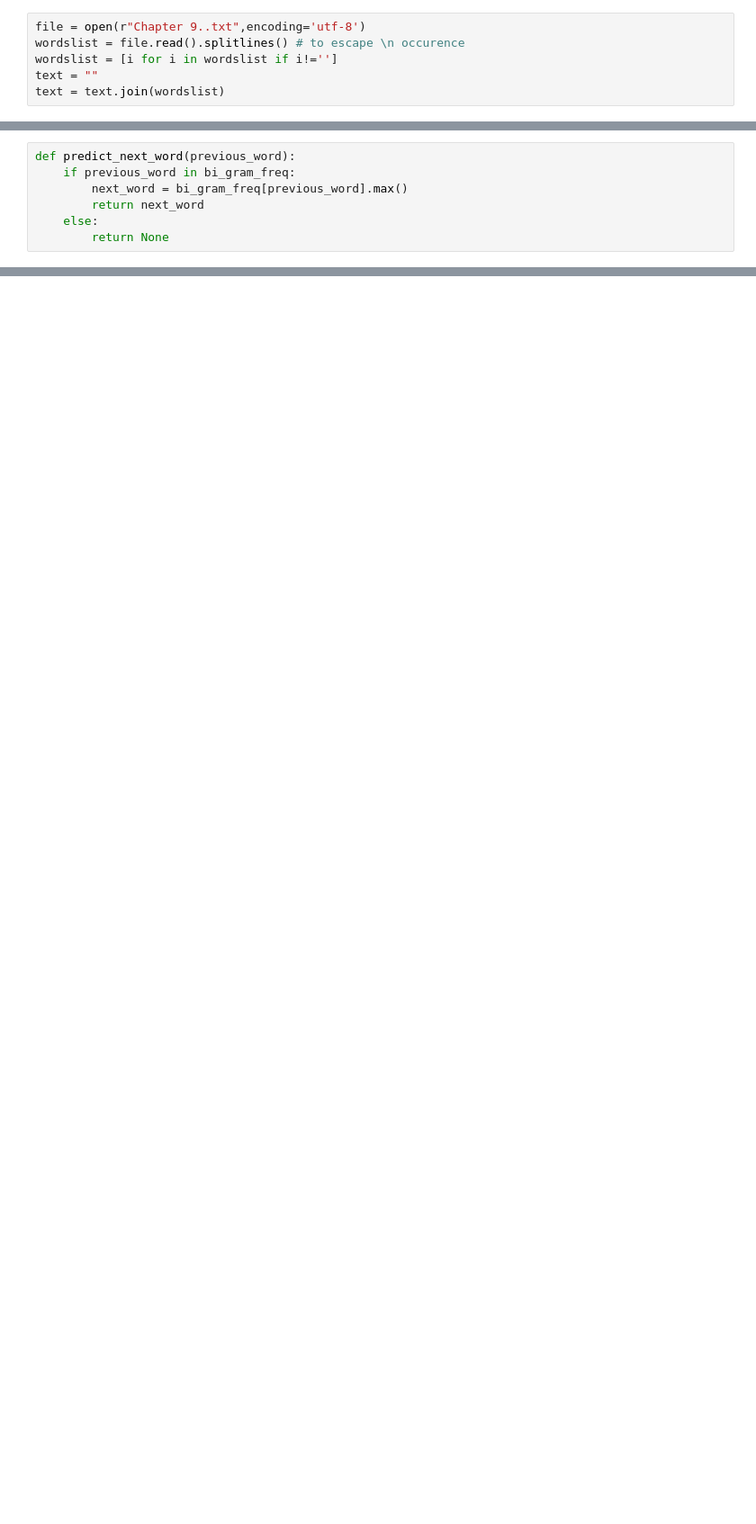
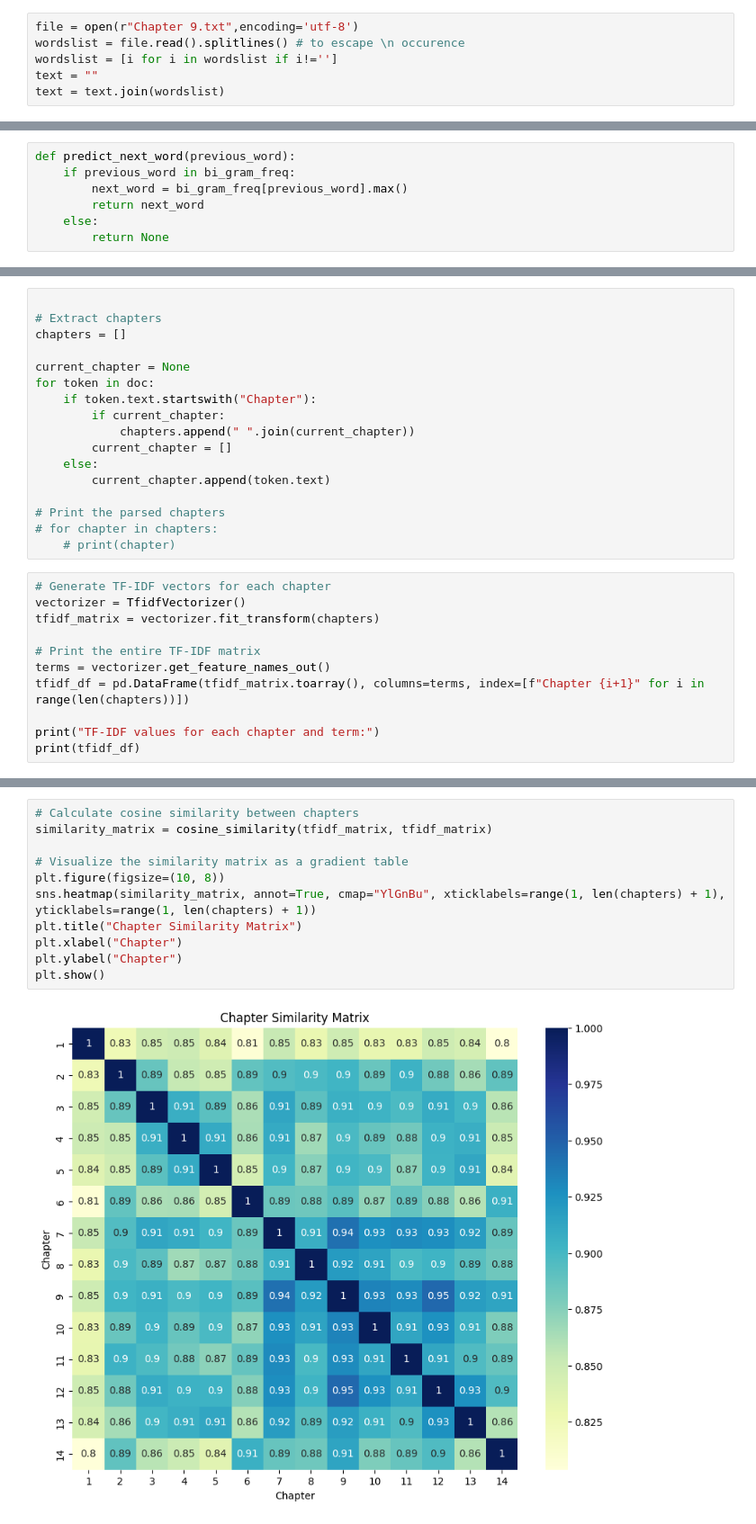
Before and after one commit to aryan-011/WordWarriors-NLP-Project, a Jupyter notebook: WordWarriors.ipynb, the cells around one changed output, grey strips where cells are left out. Shown at 90% size. Saved outputs shown, nothing was run; the diff lists cells and outputs as text; blank space fills up the shorter version.

```diff
--- a/WordWarriors.ipynb
+++ b/WordWarriors.ipynb
@@ -105,5 +138,5 @@ plt.show()
 # %%
-file = open(r"Chapter 9..txt",encoding='utf-8')
+file = open(r"Chapter 9.txt",encoding='utf-8')
 wordslist = file.read().splitlines() # to escape \n occurence
 wordslist = [i for i in wordslist if i!='']
 text = ""
@@ -186,0 +564,28 @@ print("Filled Sentence:", filled_sentence_text)
+# %%
+
+# Extract chapters
+chapters = []
+
+current_chapter = None
+for token in doc:
+    if token.text.startswith("Chapter"):
+        if current_chapter:
+            chapters.append(" ".join(current_chapter))
+        current_chapter = []
+    else:
+        current_chapter.append(token.text)
+
+# Print the parsed chapters
+# for chapter in chapters:
+    # print(chapter)
+# %%
+# Generate TF-IDF vectors for each chapter
+vectorizer = TfidfVectorizer()
+tfidf_matrix = vectorizer.fit_transform(chapters)
+
+# Print the entire TF-IDF matrix
+terms = vectorizer.get_feature_names_out()
+tfidf_df = pd.DataFrame(tfidf_matrix.toarray(), columns=terms, index=[f"Chapter {i+1}" for i in range(len(chapters))])
+
+print("TF-IDF values for each chapter and term:")
+print(tfidf_df)
@@ -186,0 +610,13 @@ print("Filled Sentence:", filled_sentence_text)
+# %%
+# Calculate cosine similarity between chapters
+similarity_matrix = cosine_similarity(tfidf_matrix, tfidf_matrix)
+
+# Visualize the similarity matrix as a gradient table
+plt.figure(figsize=(10, 8))
+sns.heatmap(similarity_matrix, annot=True, cmap="YlGnBu", xticklabels=range(1, len(chapters) + 1), yticklabels=range(1, len(chapters) + 1))
+plt.title("Chapter Similarity Matrix")
+plt.xlabel("Chapter")
+plt.ylabel("Chapter")
+plt.show()
+# %% [output]
+[figure, added]
```
Also changed, not shown: parts of 17 cells of this notebook.
